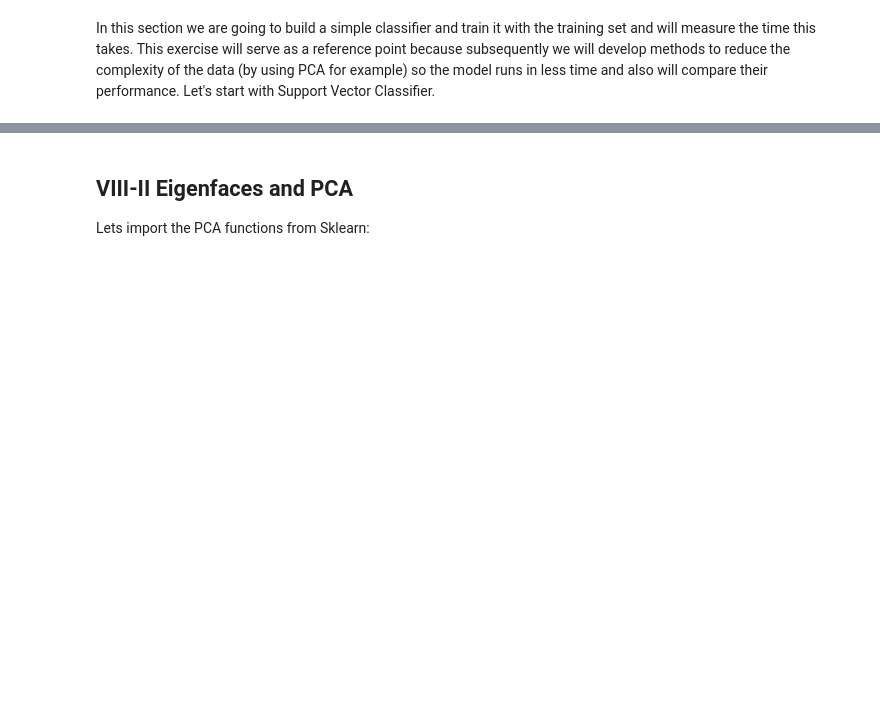
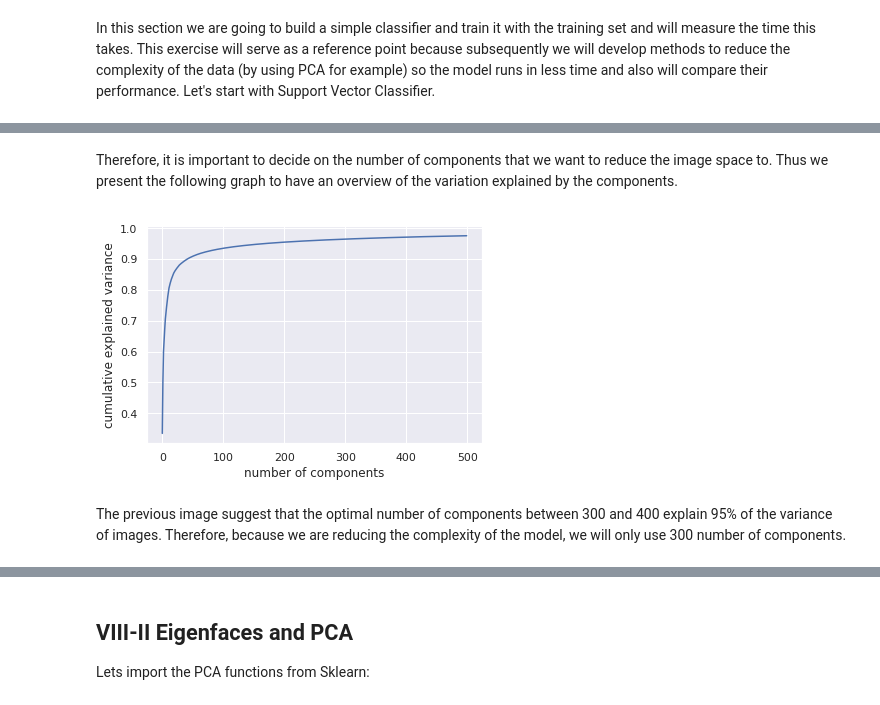
Before and after one commit to carloscarvajal1cc/Skin-cancer-detection-with-PCA-and-Deep-Learning, a Jupyter notebook: Assigment2_MachineLearning.ipynb, the cells around one changed output, grey strips where cells are left out. Drawn from its saved outputs; the diff is of its cells as text; code cells hidden in the pictures; blank space fills up the shorter version.

```diff
--- a/Assigment2_MachineLearning.ipynb
+++ b/Assigment2_MachineLearning.ipynb
@@ -317,8 +299,9 @@ y_train.shape
 # %% [markdown]
 In this section we are going to build a simple classifier and train it with the training set and will measure the time this takes. This exercise will serve as a reference point because subsequently we will develop methods to reduce the complexity of the data (by using PCA for example) so the model runs in less time and also will compare their performance. Let's start with Support Vector Classifier.
 # %%
-n_images, h, w = X_train.shape
-X_train = X_train.reshape((n_images,h*w))
+n_images, h, w, d = X_train.shape
+X_train = X_train.reshape((n_images,h*w*d))
+
 
 X_train.shape
 # %% [output]
@@ -343,0 +358,7 @@ This dataset contains 1348 observations, 8 classes corresponding to 8 well known
+# %%
+t0 = time()
+
+pca = PCA(n_components = 500, svd_solver='randomized', whiten=True)
+pca.fit(X_train)
+
+print("Reducing the number of components took {}s".format(time() - t0))
@@ -343,0 +367,10 @@ This dataset contains 1348 observations, 8 classes corresponding to 8 well known
+# %% [markdown]
+Therefore, it is important to decide on the number of components that we want to reduce the image space to. Thus we present the following graph to have an overview of the variation explained by the components.
+# %%
+plt.plot(np.cumsum(pca.explained_variance_ratio_))
+plt.xlabel('number of components')
+plt.ylabel('cumulative explained variance');
+# %% [output]
+[figure, added]
+# %% [markdown]
+The previous image suggest that the optimal number of components between 300 and 400 explain 95% of the variance of images. Therefore, because we are reducing the complexity of the model, we will only use 300 number of components.
```
Also changed, not shown: parts of 41 cells of this notebook.
